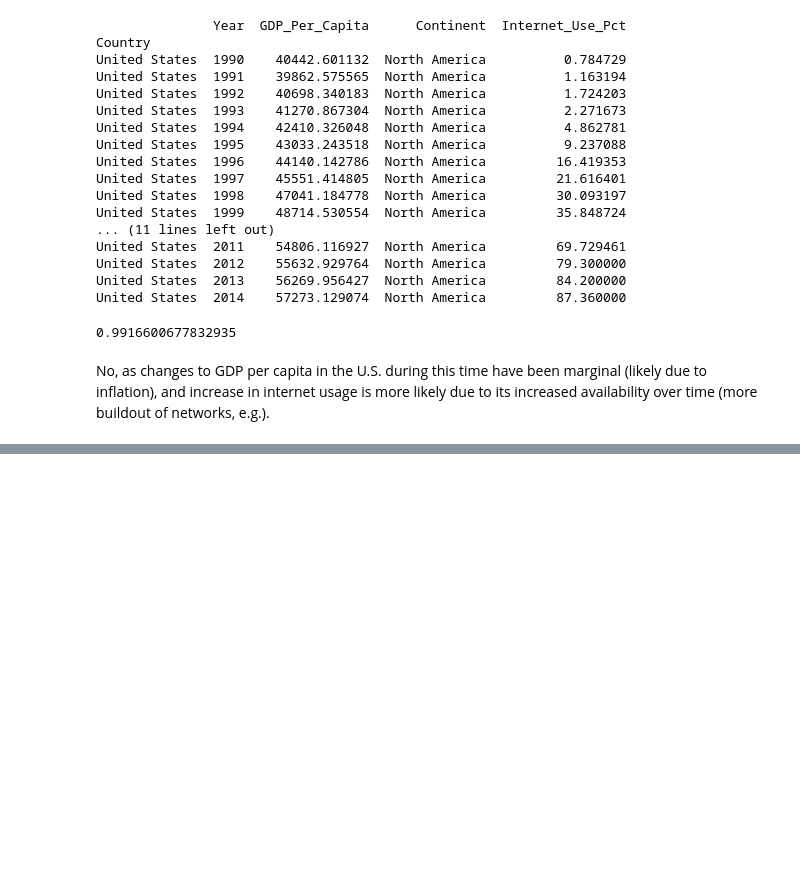
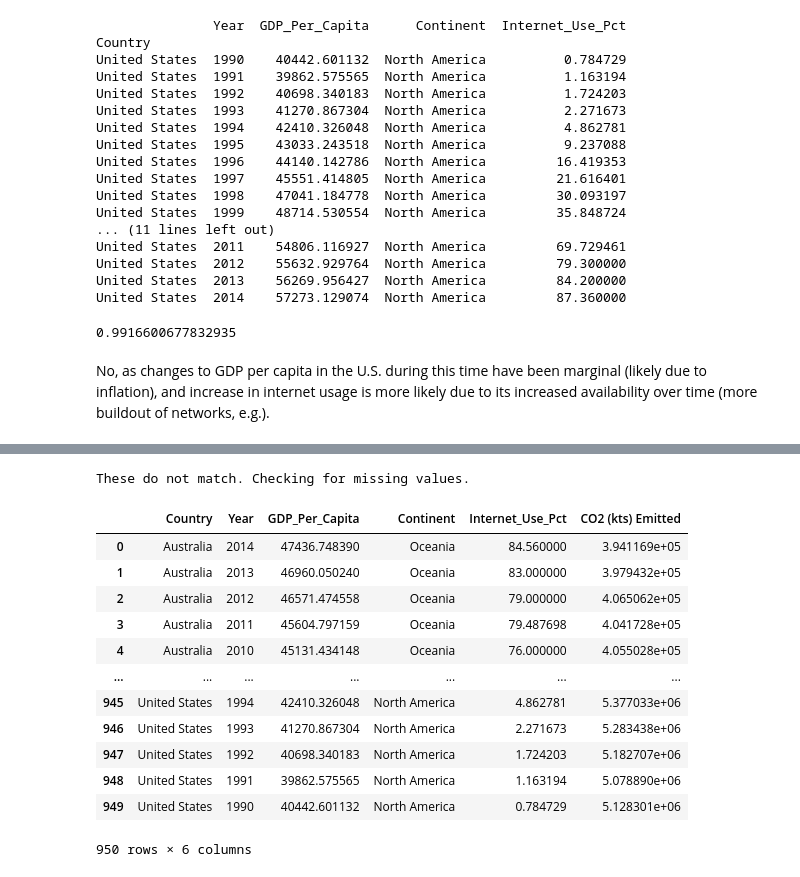
Before and after one commit to nss-data-science-cohort-5/un_exploration-charre2021, a Jupyter notebook: notebooks/UN_Data_Exploration.ipynb, the cells around one changed output, grey strips where cells are left out. Saved outputs shown, nothing was run; the diff lists cells and outputs as text; code cells hidden in the pictures; blank space fills up the shorter version.

```diff
--- a/notebooks/UN_Data_Exploration.ipynb
+++ b/notebooks/UN_Data_Exploration.ipynb
@@ -405,0 +415,31 @@ No, as changes to GDP per capita in the U.S. during this time have been marginal
+# %%
+outer_test_merge = pd.merge(gdp_and_internet_use, emissions, how = 'outer')
+outer_list = list(outer_test_merge['Country'].unique())
+inner_test_merge = pd.merge(gdp_and_internet_use, emissions, how = 'inner')
+inner_list = list(inner_test_merge['Country'].unique())
+for i in outer_list:
+    if i not in inner_list:
+        flag = True
+        message = "These do not match. Checking for missing values."
+if flag == True:
+    print(message)
+# %% [output]
+These do not match. Checking for missing values.
+# %%
+emissions, gdp_and_internet_use = Country_Swap(emissions, gdp_and_internet_use)
+gaiu_emissions = pd.merge(gdp_and_internet_use, emissions, how = 'inner')
+gaiu_emissions
+# %% [output]
+|  | Country | Year | GDP_Per_Capita | Continent | Internet_Use_Pct | CO2 (kts) Emitted |
+| 0 | Australia | 2014 | 47436.748390 | Oceania | 84.560000 | 3.941169e+05 |
+| 1 | Australia | 2013 | 46960.050240 | Oceania | 83.000000 | 3.979432e+05 |
+| 2 | Australia | 2012 | 46571.474558 | Oceania | 79.000000 | 4.065062e+05 |
+| 3 | Australia | 2011 | 45604.797159 | Oceania | 79.487698 | 4.041728e+05 |
+| 4 | Australia | 2010 | 45131.434148 | Oceania | 76.000000 | 4.055028e+05 |
+| ... | ... | ... | ... | ... | ... | ... |
+| 945 | United States | 1994 | 42410.326048 | North America | 4.862781 | 5.377033e+06 |
+| 946 | United States | 1993 | 41270.867304 | North America | 2.271673 | 5.283438e+06 |
+| 947 | United States | 1992 | 40698.340183 | North America | 1.724203 | 5.182707e+06 |
+| 948 | United States | 1991 | 39862.575565 | North America | 1.163194 | 5.078890e+06 |
+| 949 | United States | 1990 | 40442.601132 | North America | 0.784729 | 5.128301e+06 |
+950 rows × 6 columns
```
Also changed, not shown: parts of 17 cells of this notebook.
